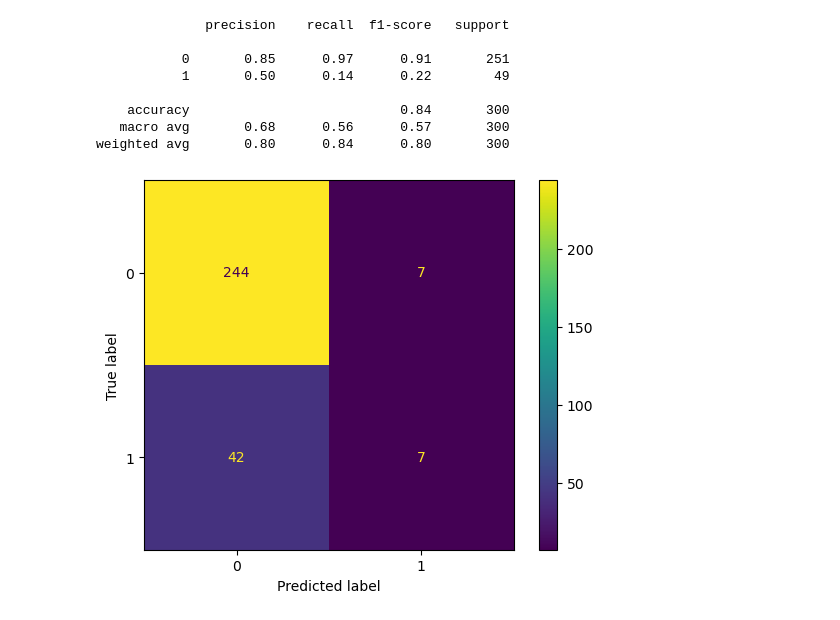
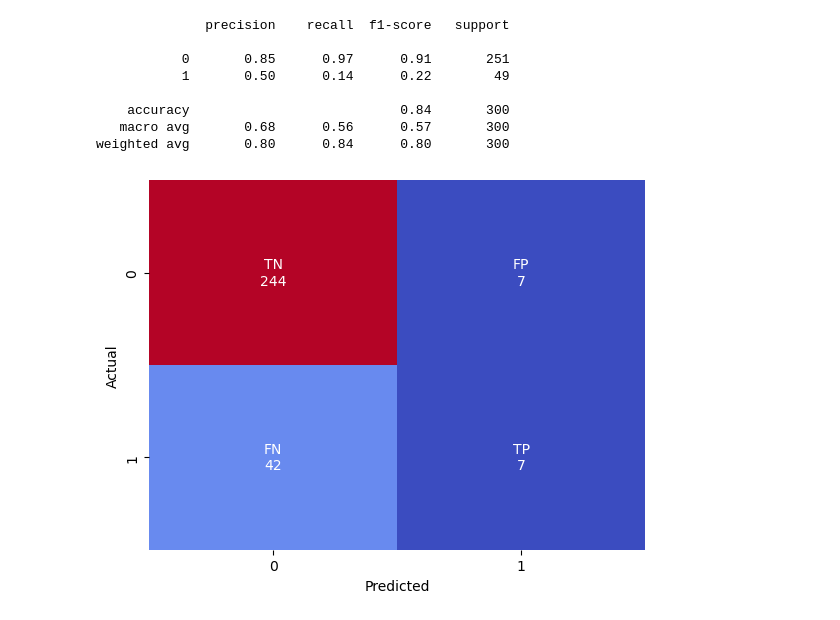
Before and after one commit to ralphmartynward/ironhack_03_lab-predictions-logistic-regression, a Jupyter notebook: lab.ipynb, the cells around one changed output. Cells and saved outputs as stored; diff of their text form; code cells hidden in the pictures.

```diff
--- a/lab.ipynb
+++ b/lab.ipynb
@@ -111,11 +136,3 @@ X_train_cat_encoded_df.head()
 | 2 | 1.0 | 0.0 | 0.0 | 0.0 |
 | 3 | 0.0 | 1.0 | 0.0 | 0.0 |
 | 4 | 0.0 | 0.0 | 0.0 | 1.0 |
-# %%
-# Let's check the distributions of the numerical variables
-import matplotlib.pyplot as plt
-import seaborn as sns
-
-fig, axes = plt.subplots(nrows=2, ncols=3, figsize=(15, 10))
-for i, column in enumerate(X_train_num.columns):
-    sns.histplot(x=column, data=X_train_num, ax=axes[i//3, i%3])
@@ -181,17 +196,24 @@ print(classification_report(y_test, y_pred))
     accuracy                           0.84       300
    macro avg       0.68      0.56      0.57       300
 weighted avg       0.80      0.84      0.80       300
-# %%
-# Let's see this in a confusion matrix
-from sklearn.metrics import confusion_matrix, ConfusionMatrixDisplay
-import numpy as np
-
-confusion_matrix = confusion_matrix(y_test, y_pred)
-disp = ConfusionMatrixDisplay(confusion_matrix=confusion_matrix,
-                                display_labels=np.unique(y_pred))
-disp.plot();
-# %% [output]
-[figure, removed]
+# %%
+# Let's see this in a confusion matrix
+from sklearn.metrics import confusion_matrix, ConfusionMatrixDisplay
+import numpy as np
+
+labels = np.array([['TN', 'FP'], ['FN', 'TP']])
+annot = np.empty_like(cm).astype(str)
+for i in range(2):
+    for j in range(2):
+        annot[i, j] = f'{labels[i, j]}\n{cm[i, j]}'
+
+
+sns.heatmap(cm, annot=annot, fmt='', cmap='coolwarm', cbar=False)
+plt.xlabel("Predicted")
+plt.ylabel("Actual")
+plt.show()
+# %% [output]
+[figure, added]
 # %%
 # The model is not all that good
 # Maybe just having number of rentals in May is not enough, the dataset is too small
```
Also changed, not shown: parts of 7 cells of this notebook.
